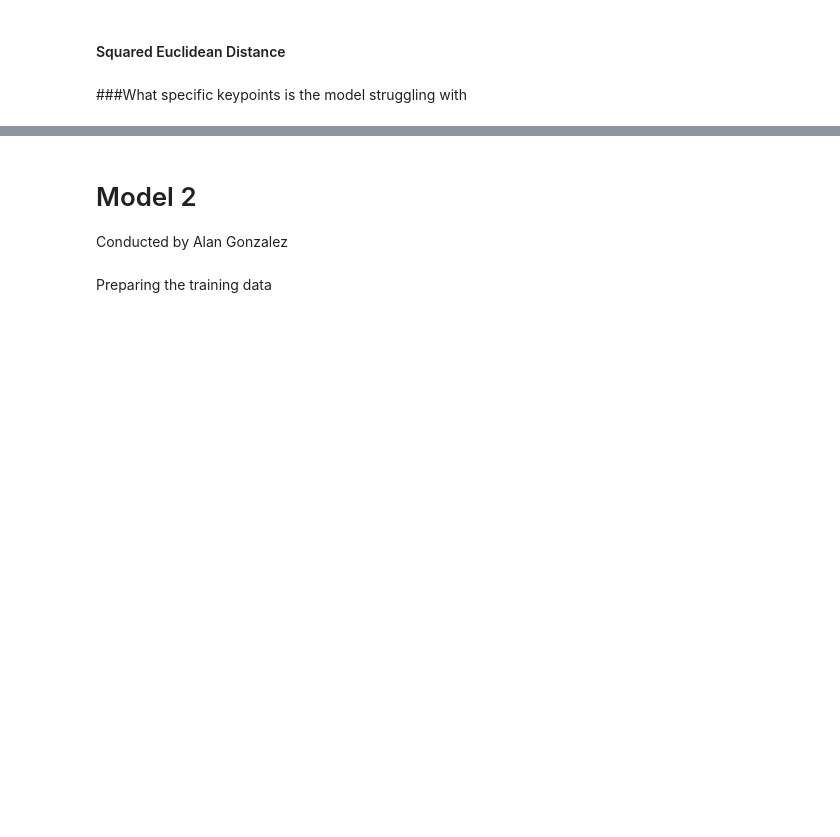
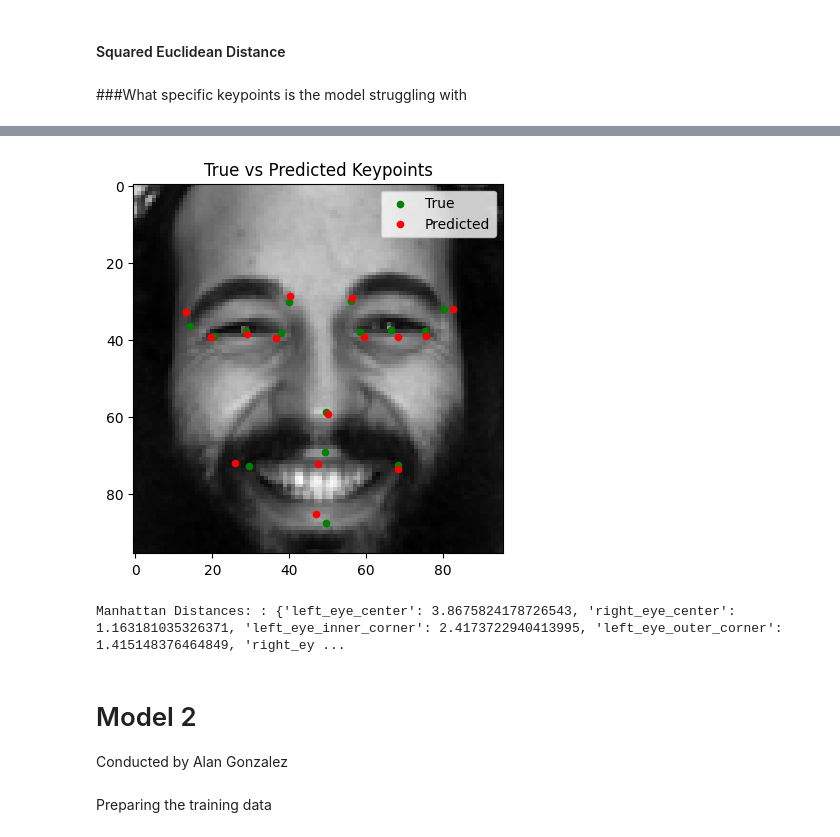
Before and after one commit to elmomote/DL2024-FacialKeypointDetectionProject, a Jupyter notebook: [F24_DL]_Facial_Keypoint_Detection_Project.ipynb, the cells around one changed output, grey strips where cells are left out. Cells and saved outputs as stored; diff of their text form; code cells hidden in the pictures; blank space fills up the shorter version.

Commit message:
implemented manhattan distance

```diff
--- a/[F24_DL]_Facial_Keypoint_Detection_Project.ipynb
+++ b/[F24_DL]_Facial_Keypoint_Detection_Project.ipynb
@@ -673,8 +677,8 @@ def evaluate_prediction_diff(index, model):
   plt.scatter(true_keypoints[:, 0], true_keypoints[:, 1], c='green', label='True', s=20)
   plt.scatter(predicted_keypoints[:, 0], predicted_keypoints[:, 1], c='red', label='Predicted', s=20)
   # Annotate keypoints with their names and Manhattan distances
-  for i, (true, pred, dist, name) in enumerate(zip(true_keypoints, predicted_keypoints, distances, keypoint_names)):
-      plt.text(pred[0], pred[1] + 2, f"{name}\n{dist:.2f}", color="blue", fontsize=8, ha='center')
+  #for i, (true, pred, dist, name) in enumerate(zip(true_keypoints, predicted_keypoints, distances, keypoint_names)):
+     # plt.text(pred[0], pred[1] + 2, f"{name}\n{dist:.2f}", color="blue", fontsize=8, ha='center')
 
   plt.legend()
   plt.title('True vs Predicted Keypoints')
@@ -683,4 +687,5 @@ def evaluate_prediction_diff(index, model):
   return distances
 
 distances = evaluate_prediction_diff(0, model)
-print(f"Manhattan Distances: {distances}: {dict(zip(keypoint_names, distances))}")
+print(f"Manhattan Distances: : {dict(zip(keypoint_names, distances))}")
+# %% [output]
@@ -687,3 +693,5 @@ print(f"Manhattan Distances: {distances}: {dict(zip(keypoint_names, distances))}
+[figure, added]
+Manhattan Distances: : {'left_eye_center': 3.8675824178726543, 'right_eye_center': 1.163181035326371, 'left_eye_inner_corner': 2.4173722940413995, 'left_eye_outer_corner': 1.415148376464849, 'right_ey ...
 # %% [markdown]
 # Model 2
 Conducted by Alan Gonzalez
```
Also changed, not shown: parts of 3 cells of this notebook.
